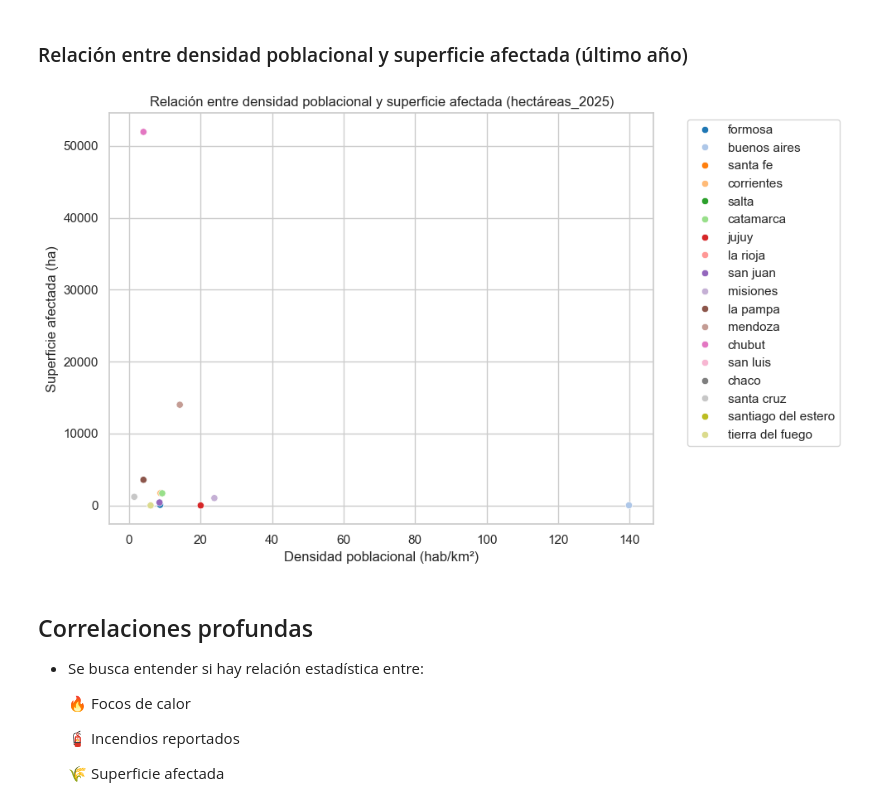
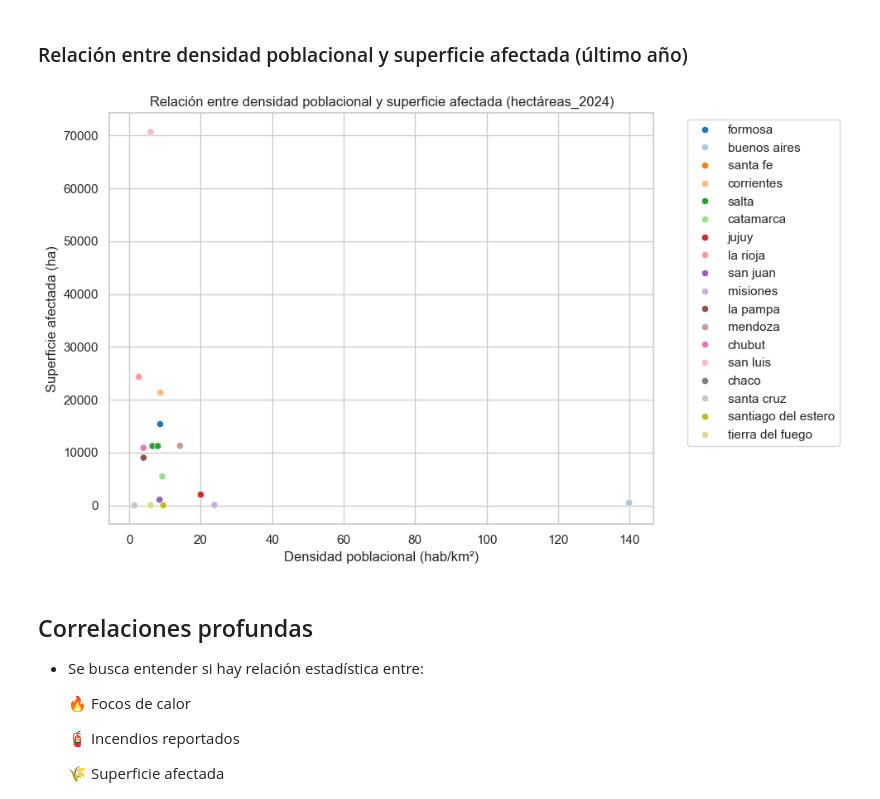
Before and after one commit to FNT138/Analisis_PrediccionIncendiosForestales, a Jupyter notebook: Proy.ipynb, the cells around one changed output. Saved outputs shown, nothing was run; the diff lists cells and outputs as text; code cells hidden in the pictures.

```diff
--- a/Proy.ipynb
+++ b/Proy.ipynb
@@ -180,25 +180,25 @@ Passing `palette` without assigning `hue` is deprecated and will be removed in v
 # %%
 # (Si la columna original se llama 'provincia' en poblacion)
 poblacion["jurisdicción"] = poblacion["provincia"].str.strip().str.lower()
 superficie_abs["jurisdicción"] = superficie_abs["jurisdicción"].str.strip().str.lower()
 
 df_comb = pd.merge(
     poblacion,
-    superficie_abs[["jurisdicción", superficie_abs.columns[-3]]],
+    superficie_abs[["jurisdicción", superficie_abs.columns[-4]]],
     on="jurisdicción",
     how="inner"
 )
 
 plt.figure()
-sns.scatterplot(data=df_comb, x="prom_densidad_hab_km2", y=superficie_abs.columns[-3], hue="jurisdicción", palette="tab20")
-plt.title(f"Relación entre densidad poblacional y superficie afectada ({superficie_abs.columns[-3]})")
+sns.scatterplot(data=df_comb, x="prom_densidad_hab_km2", y=superficie_abs.columns[-4], hue="jurisdicción", palette="tab20")
+plt.title(f"Relación entre densidad poblacional y superficie afectada ({superficie_abs.columns[-4]})")
 plt.xlabel("Densidad poblacional (hab/km²)")
 plt.ylabel("Superficie afectada (ha)")
 plt.legend(bbox_to_anchor=(1.05, 1), loc='upper left')
 plt.tight_layout()
 plt.show()
 # %% [output]
-[figure, old version]
+[figure, new version]
 # %% [markdown]
 ## Correlaciones profundas
 * Se busca entender si hay relación estadística entre:
```
Also changed, not shown: parts of 8 cells of this notebook, 2 other files.
